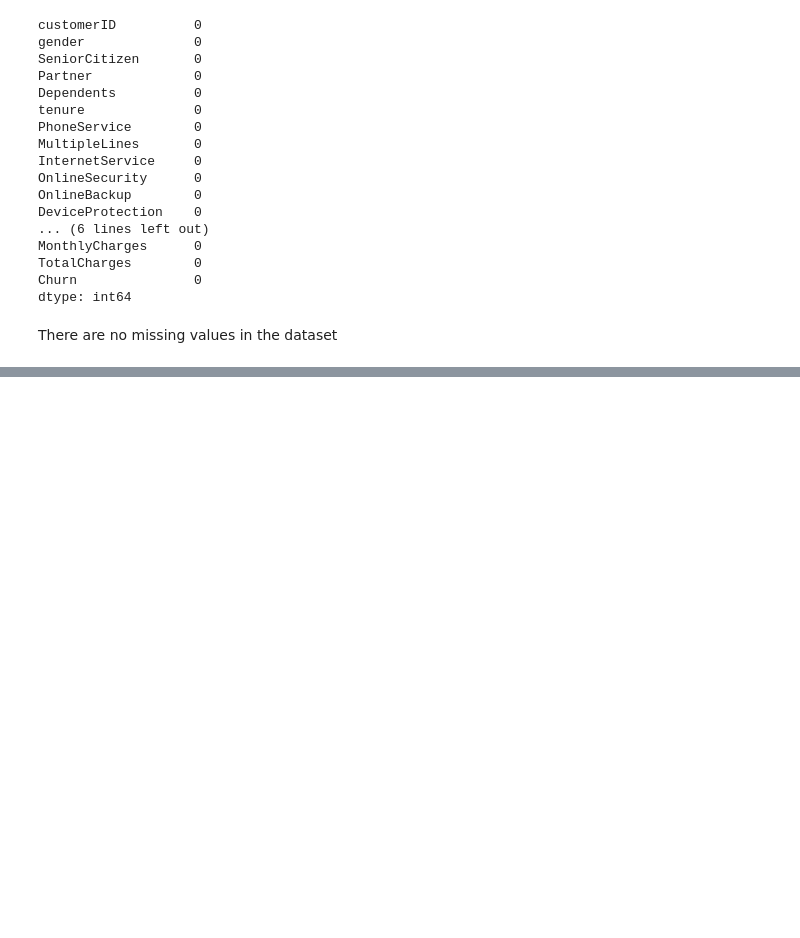
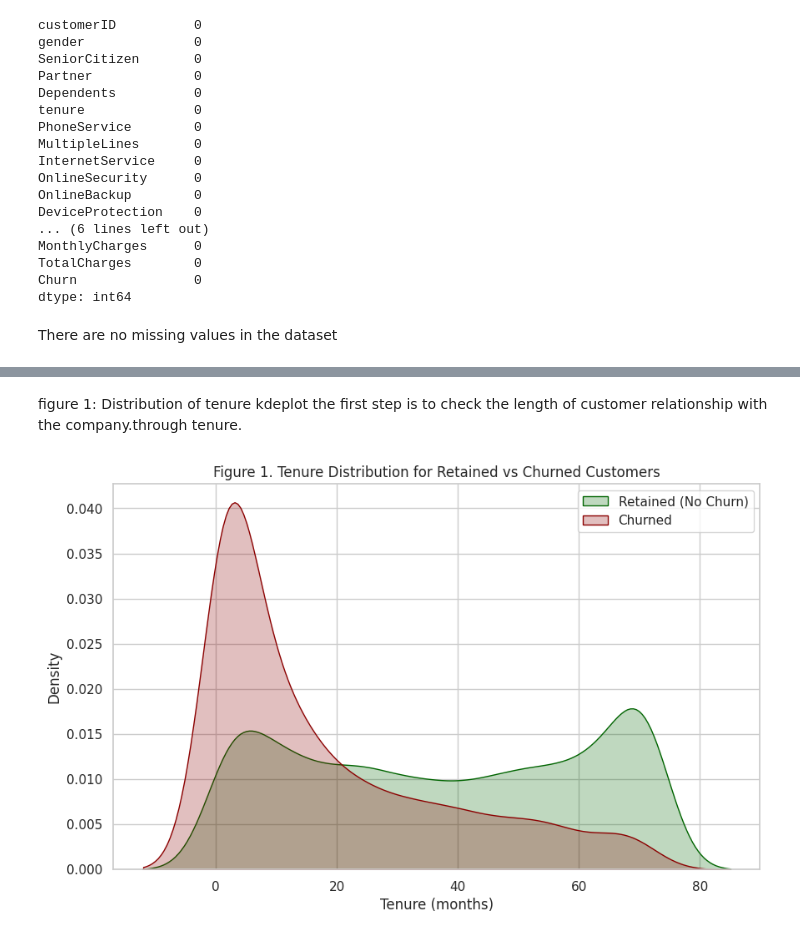
Before and after one commit to blessycode/customer-churn, a Jupyter notebook: EDA.ipynb, the cells around one changed output, grey strips where cells are left out. Saved outputs shown, nothing was run; the diff lists cells and outputs as text; code cells hidden in the pictures; blank space fills up the shorter version.

```diff
--- a/EDA.ipynb
+++ b/EDA.ipynb
@@ -68,3 +68,15 @@ There are no missing values in the dataset
 # %%
 #droping the CustomerID column as it is not useful for analysis
 data.drop('customerID', axis=1, inplace=True)
+# %%
+# Convert TotalCharges to numeric (handle whitespace values)
+data['TotalCharges'] = pd.to_numeric(data['TotalCharges'], errors='coerce')
+
+# Remove rows with missing values
+data.dropna(inplace=True)
+
+# Create numeric target variable for correlation analysis (Yes=1, No=0)
+data['Churn_Num'] = data['Churn'].apply(lambda x: 1 if x == 'Yes' else 0)
+
+print("Dataset shape:", data.shape)
+display(data.head())
@@ -70,0 +92,14 @@ data.drop('customerID', axis=1, inplace=True)
+# %% [markdown]
+ figure 1: Distribution of tenure kdeplot
+the first step is to check the length of customer relationship with the company.through tenure.
+# %%
+plt.figure(figsize=(10, 6))
+sns.kdeplot(data[data['Churn'] == 'No']['tenure'], color='#006400', fill=True, label='Retained (No Churn)')
+sns.kdeplot(data[data['Churn'] == 'Yes']['tenure'], color='#8B0000', fill=True, label='Churned')
+plt.title('Figure 1. Tenure Distribution for Retained vs Churned Customers')
+plt.xlabel('Tenure (months)')
+plt.ylabel('Density')
+plt.legend()
+plt.show()
+# %% [output]
+[figure, added]
```
Also changed, not shown: parts of 12 cells of this notebook, 1 other file.
